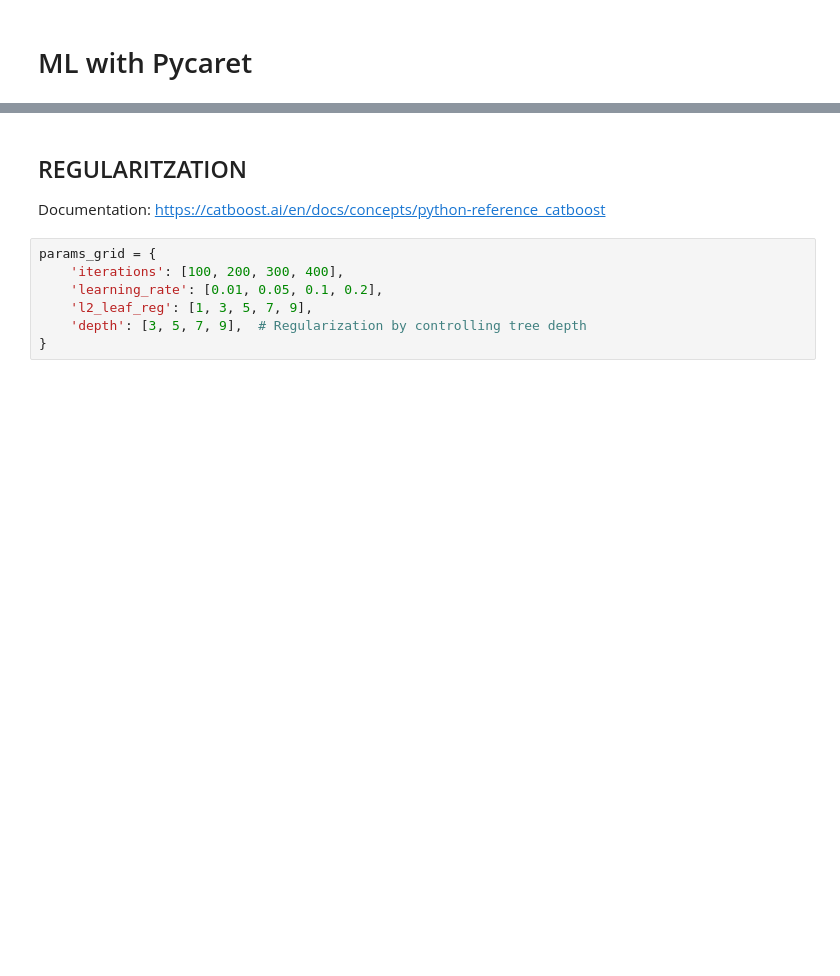
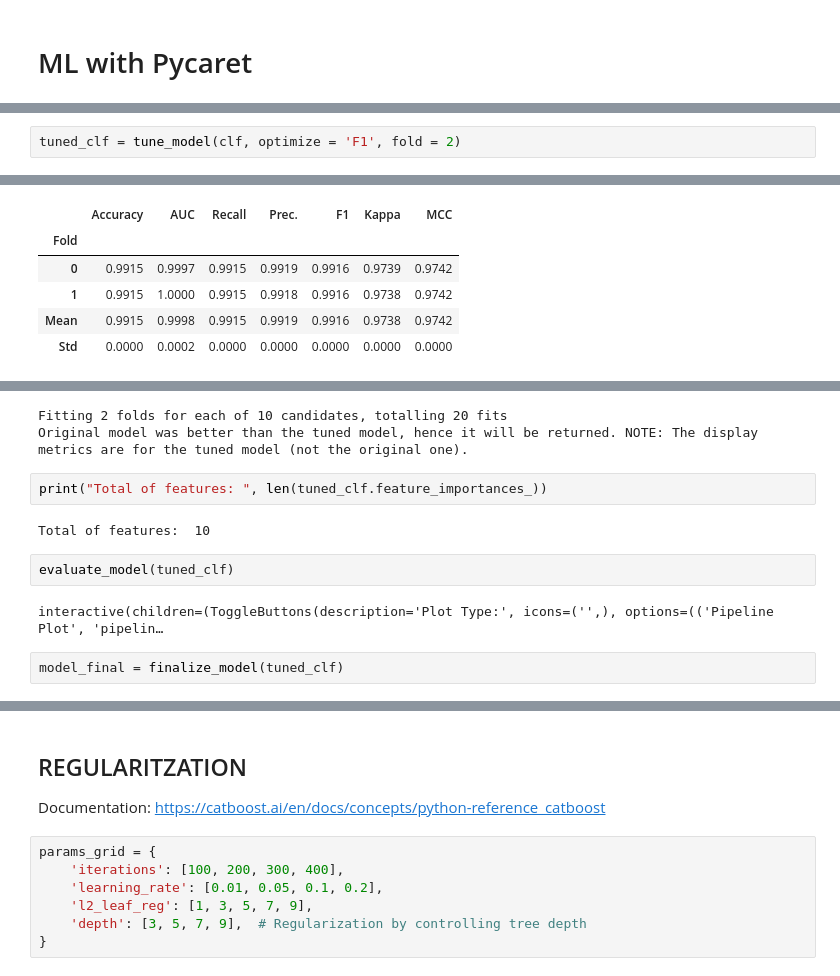
Before and after one commit to fitizens/mbd23_squats, a Jupyter notebook: dumbbell_lab_ml_traditional.ipynb, the cells around one changed output, grey strips where cells are left out. Saved outputs shown, nothing was run; the diff lists cells and outputs as text; blank space fills up the shorter version.

```diff
--- a/dumbbell_lab_ml_traditional.ipynb
+++ b/dumbbell_lab_ml_traditional.ipynb
@@ -354,0 +272,3 @@ clf = create_model('catboost', fold = 2)
+# %%
+tuned_clf = tune_model(clf, optimize = 'F1', fold = 2)
+# %% [output]
@@ -354,0 +276,6 @@ clf = create_model('catboost', fold = 2)
+|  | Accuracy | AUC | Recall | Prec. | F1 | Kappa | MCC |
+| Fold |  |  |  |  |  |  |  |
+| 0 | 0.9915 | 0.9997 | 0.9915 | 0.9919 | 0.9916 | 0.9739 | 0.9742 |
+| 1 | 0.9915 | 1.0000 | 0.9915 | 0.9918 | 0.9916 | 0.9738 | 0.9742 |
+| Mean | 0.9915 | 0.9998 | 0.9915 | 0.9919 | 0.9916 | 0.9738 | 0.9742 |
+| Std | 0.0000 | 0.0002 | 0.0000 | 0.0000 | 0.0000 | 0.0000 | 0.0000 |
@@ -354,0 +283,12 @@ clf = create_model('catboost', fold = 2)
+Fitting 2 folds for each of 10 candidates, totalling 20 fits
+Original model was better than the tuned model, hence it will be returned. NOTE: The display metrics are for the tuned model (not the original one).
+# %%
+print("Total of features: ", len(tuned_clf.feature_importances_))
+# %% [output]
+Total of features:  10
+# %%
+evaluate_model(tuned_clf)
+# %% [output]
+interactive(children=(ToggleButtons(description='Plot Type:', icons=('',), options=(('Pipeline Plot', 'pipelin…
+# %%
+model_final = finalize_model(tuned_clf)
```
Also changed, not shown: parts of 25 cells of this notebook, 22 other files.
